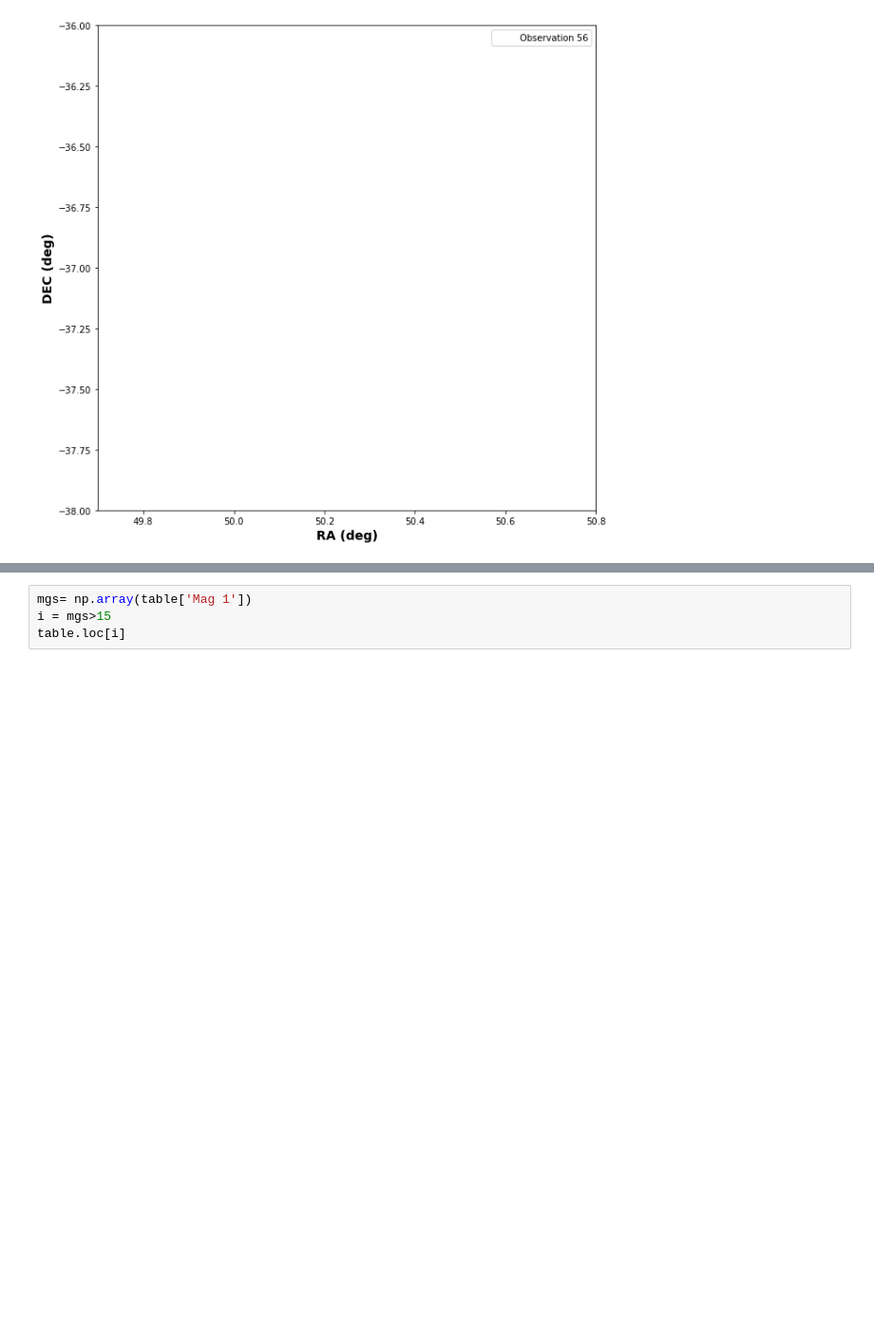
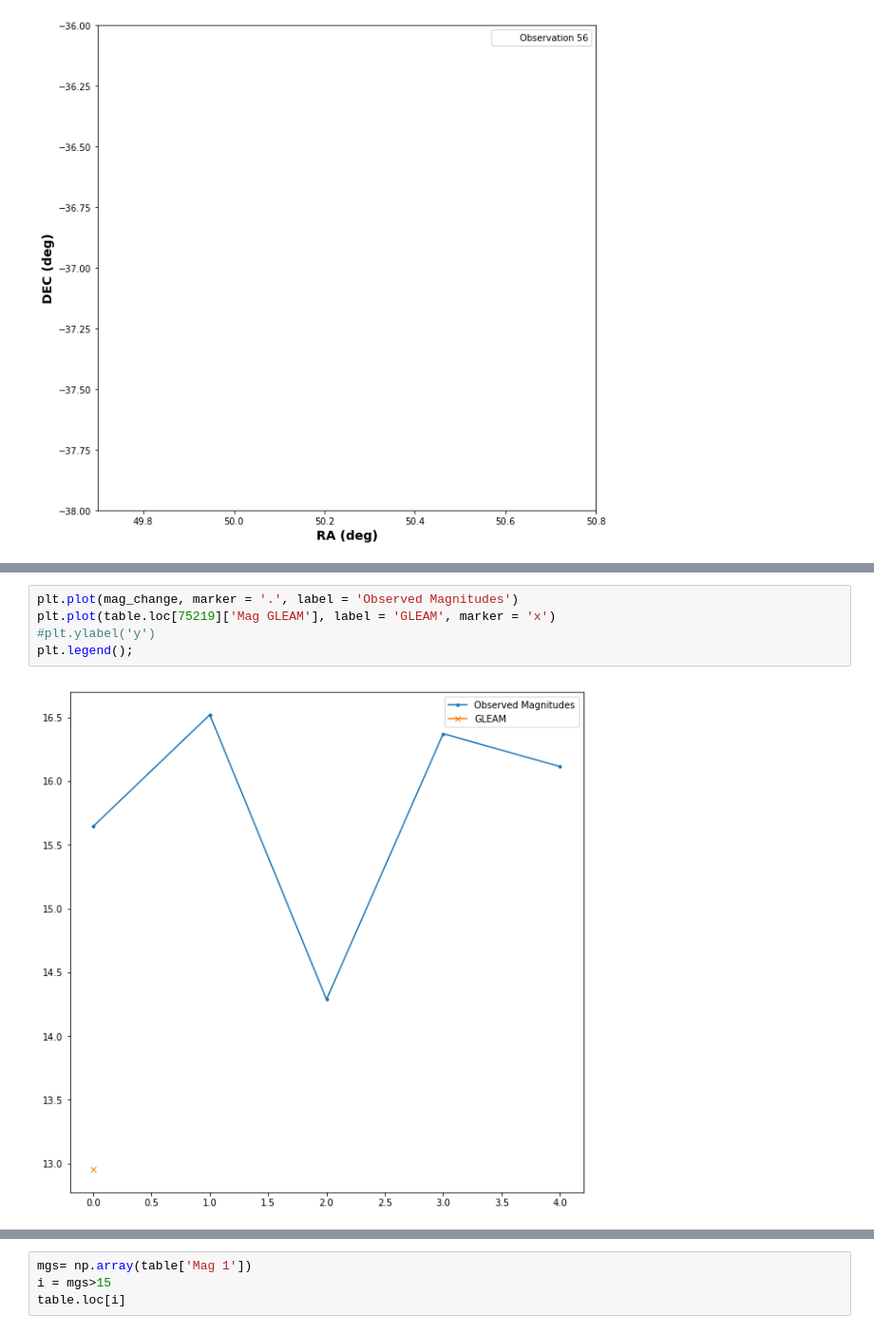
Before and after one commit to kelceydavis33/uwashchamp2019, a Jupyter notebook: GLEAM_Matching.ipynb, the cells around one changed output, grey strips where cells are left out. Shown at 95% size. Drawn from its saved outputs; the diff is of its cells as text; blank space fills up the shorter version.

```diff
--- a/GLEAM_Matching.ipynb
+++ b/GLEAM_Matching.ipynb
@@ -912,3 +535,10 @@ array([6.1946297], dtype=float32)
+# %%
+plt.plot(mag_change, marker = '.', label = 'Observed Magnitudes')
+plt.plot(table.loc[75219]['Mag GLEAM'], label = 'GLEAM', marker = 'x')
+#plt.ylabel('y')
+plt.legend();
+# %% [output]
+[figure, added]
 # %%
 table.loc[53261]
 # %% [output]
```
Also changed, not shown: parts of 21 cells of this notebook.
